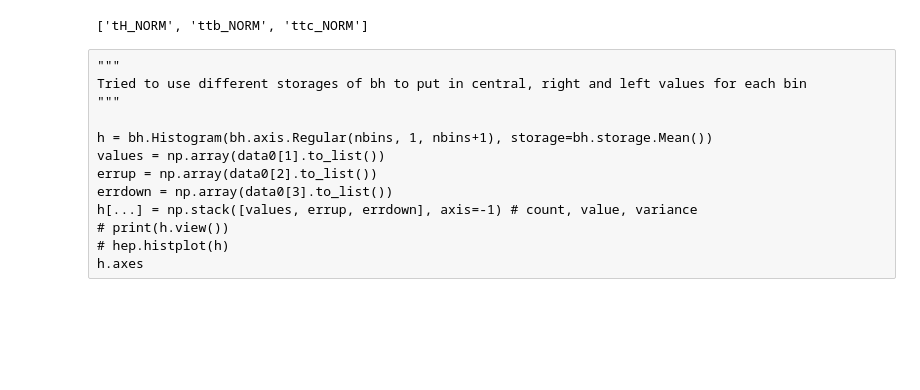
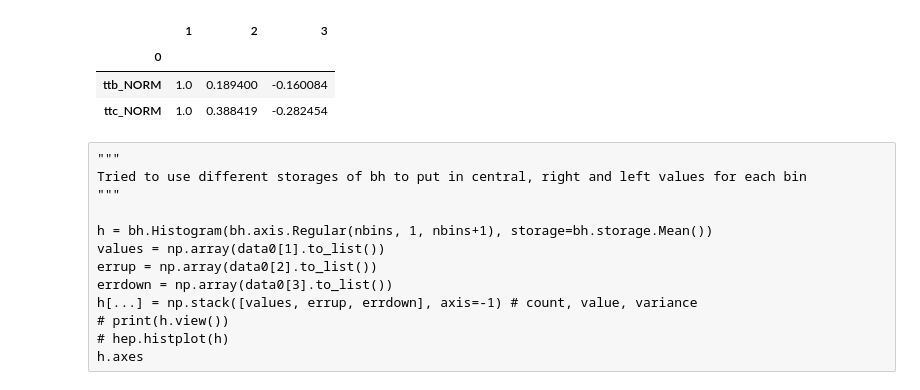
Before and after one commit to MoAly98/Pythium, a Jupyter notebook: yaml_scripts_tests/pythpullplot_test.ipynb, the cells around one changed output. Cells and saved outputs as stored; diff of their text form; code cells hidden in the pictures; blank space fills up the shorter version.

```diff
--- a/yaml_scripts_tests/pythpullplot_test.ipynb
+++ b/yaml_scripts_tests/pythpullplot_test.ipynb
@@ -11,12 +12,15 @@ import pandas as pd
 # %%
 data = txt_parser("tHbb_v31_v3.txt")
 numeric_data = data.astype(float)
 data0      = numeric_data[numeric_data[1] == 0]
 data1      = numeric_data[(numeric_data[1] == 1) & (numeric_data.index != 'gamma_stat_SR_bin_9')]
 data_gamma = numeric_data[numeric_data.index == 'gamma_stat_SR_bin_9']
-data1.index.to_list()
+data1.iloc[1:3,:]
 # %% [output]
-['tH_NORM', 'ttb_NORM', 'ttc_NORM']
+|  | 1 | 2 | 3 |
+| 0 |  |  |  |
+| ttb_NORM | 1.0 | 0.189400 | -0.160084 |
+| ttc_NORM | 1.0 | 0.388419 | -0.282454 |
 # %% [raw]
 """
 Tried to use different storages of bh to put in central, right and left values for each bin
```
Also changed, not shown: parts of 5 cells of this notebook, 2 other files.
